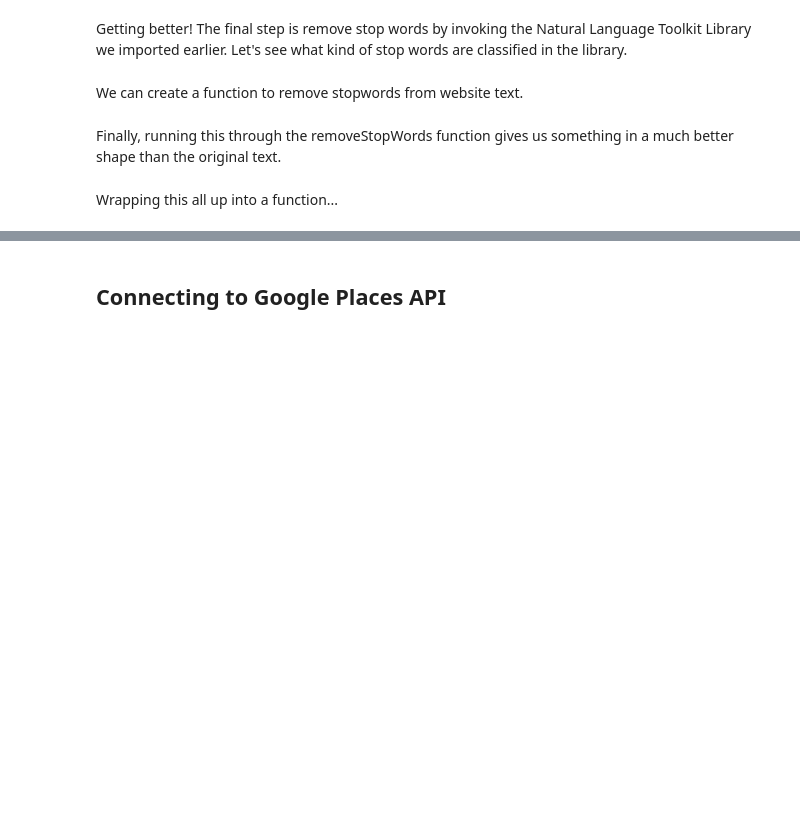
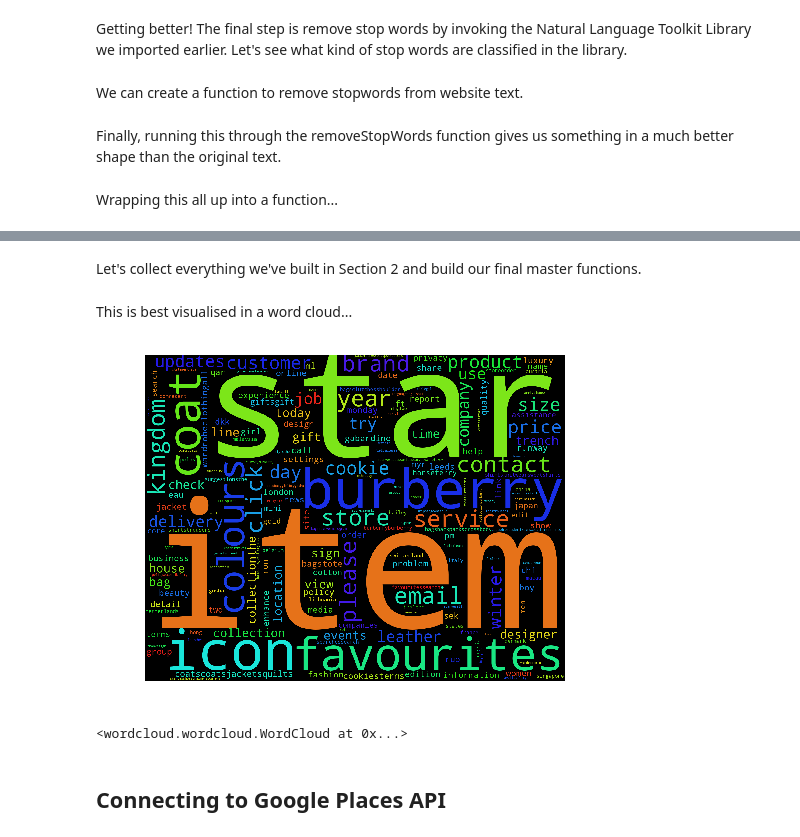
Before and after one commit to faisal-samin/companies-house, a Jupyter notebook: enriching_ch_data.ipynb, the cells around one changed output, grey strips where cells are left out. Saved outputs shown, nothing was run; the diff lists cells and outputs as text; code cells hidden in the pictures; blank space fills up the shorter version.

```diff
--- a/enriching_ch_data.ipynb
+++ b/enriching_ch_data.ipynb
@@ -335,0 +366,29 @@ def cleantext(text):
+# %% [markdown]
+Let's collect everything we've built in Section 2 and build our final master functions.
+# %%
+def key_words(list_of_urls):
+    '''
+    From the given list of urls, this function scrapes, cleans (removing symbols and non-nouns)
+    and gathers all text into a single string
+    '''
+
+    words_cleaned = '' # Set up empty string
+
+    for website in list_of_urls:
+        # try / except for troublesome websites
+        try:
+            html = requests.get(website)
+            soup = BeautifulSoup(html.content, 'lxml')
+            [s.extract() for s in soup(['style', 'script', '[document]', 'head', 'title'])]
+            visibleText = soup.getText().encode('ascii','ignore')
+            words_cleaned += cleantext(visibleText) # Calling the function we built earlier
+        except:
+            continue
+
+    # Tokenize and tag words
+    tokens = nltk.word_tokenize(words_cleaned)
+    tagged = nltk.pos_tag(tokens)
+
+    # Keep nouns only
+    keywords = " ".join([word[0] for word in tagged if word[1] in ['NNS','NN']])
+    return keywords
@@ -335,0 +397,22 @@ def cleantext(text):
+# %% [markdown]
+This is best visualised in a word cloud...
+# %%
+def cloud(words):
+    '''
+    Function that takes in a string and produces a word cloud
+    '''
+    wordcloud = WordCloud(stopwords=STOPWORDS,
+                          background_color='black',
+                          width=1800,
+                          height=1400
+                         ).generate(words)
+
+    plt.imshow(wordcloud)
+    plt.axis('off')
+    plt.show()
+    return wordcloud
+# %%
+cloud(key_words(search_google('Burberry Limited')))
+# %% [output]
+[figure, added]
+<wordcloud.wordcloud.WordCloud at 0x...>
```
Also changed, not shown: parts of 14 cells of this notebook.
